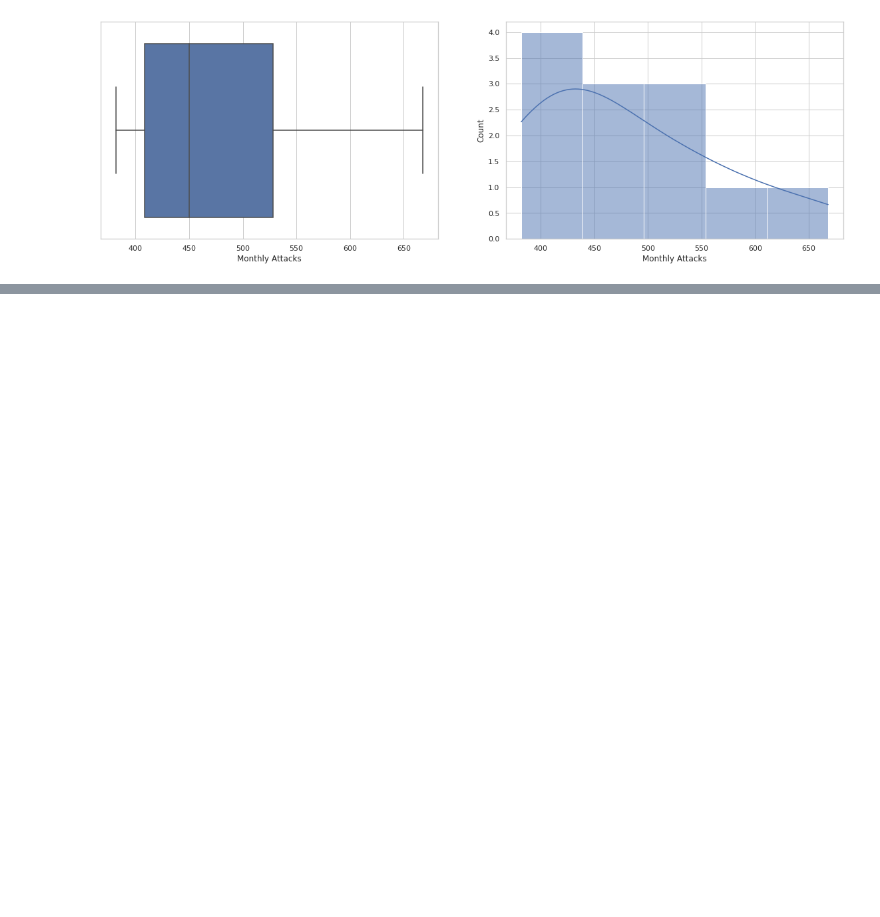
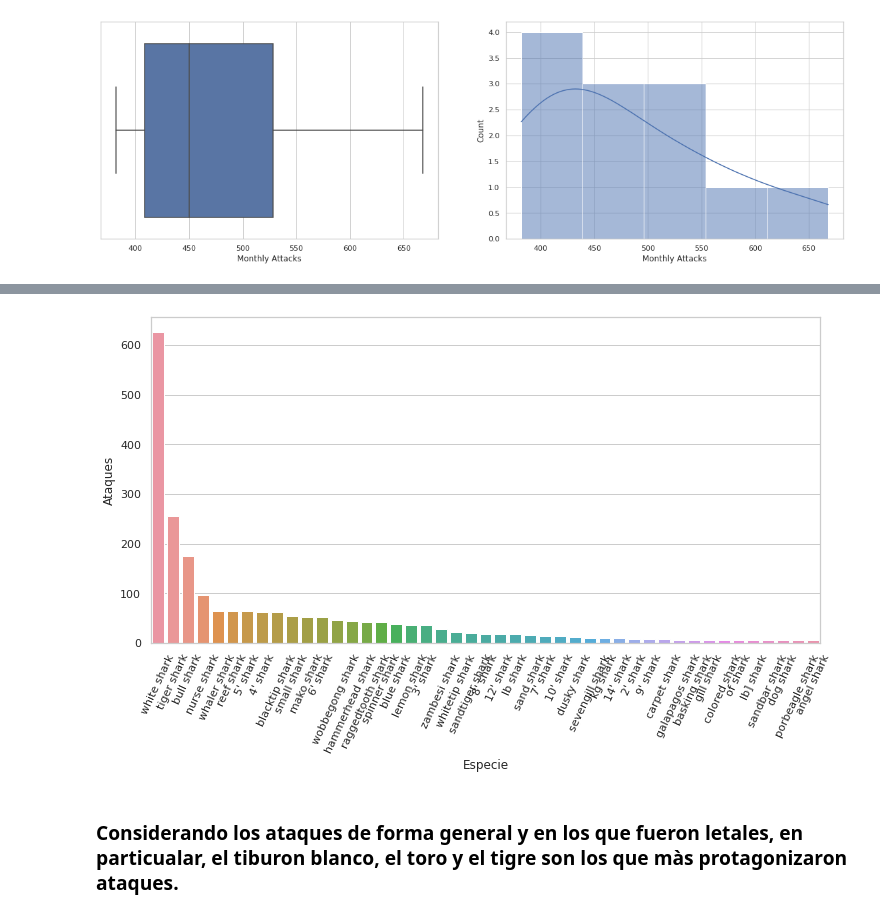
Before and after one commit to JulianTrufero/shark-data-cleaning, a Jupyter notebook: Analisis.ipynb, the cells around one changed output, grey strips where cells are left out. Saved outputs shown, nothing was run; the diff lists cells and outputs as text; code cells hidden in the pictures; blank space fills up the shorter version.

```diff
--- a/Analisis.ipynb
+++ b/Analisis.ipynb
@@ -48,0 +57,9 @@ sns.histplot(x=ataques_mensuales['Monthly Attacks'], kde=True, ax = ax[1]);
+# %%
+ataques = pd.read_csv('/home/julian/Cursos/Ironhack/Proyecto1/shark-data-cleaning/Ataques-especies')
+# %%
+f = sns.barplot(x=ataques.Especie, y=ataques.Ataques, data=ataques)
+f.tick_params(axis='x', rotation=65);
+# %% [output]
+[figure, added]
+# %% [markdown]
+### Considerando los ataques de forma general y en los que fueron letales, en particualar, el tiburon blanco, el toro y el tigre son los que màs protagonizaron ataques.
```
Also changed, not shown: parts of 7 cells of this notebook, 2 other files.
